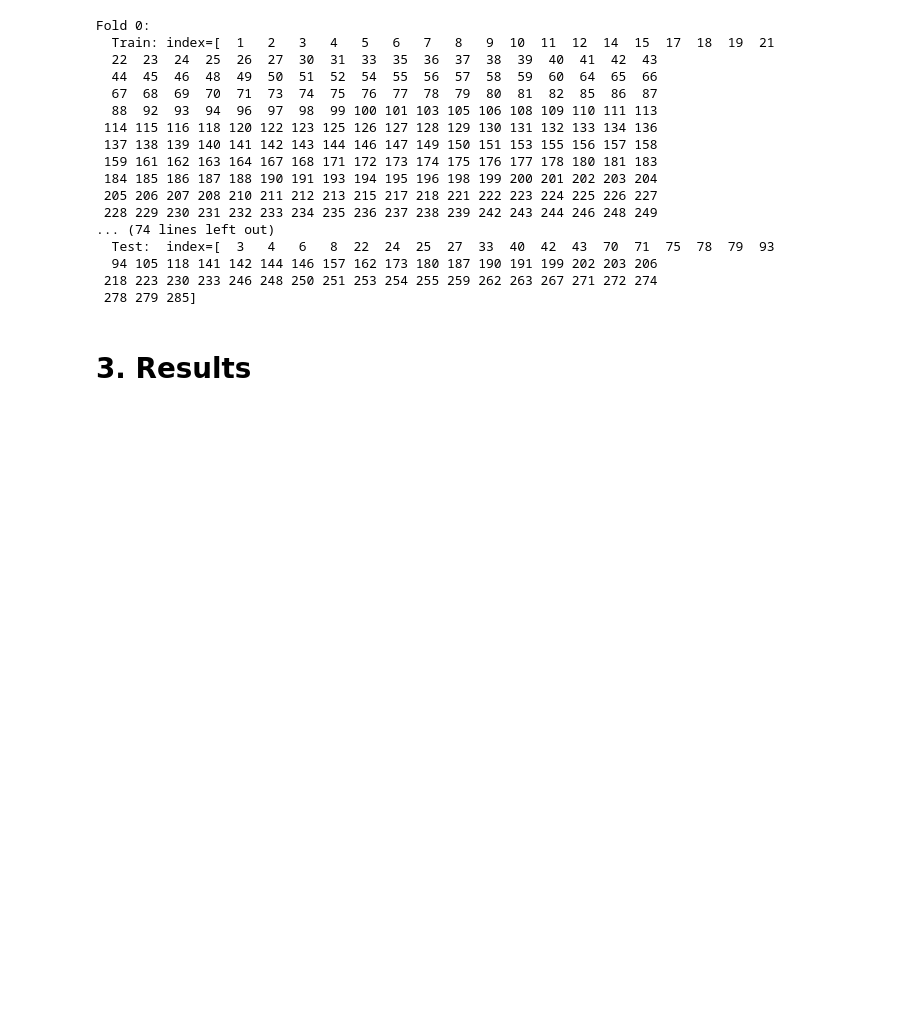
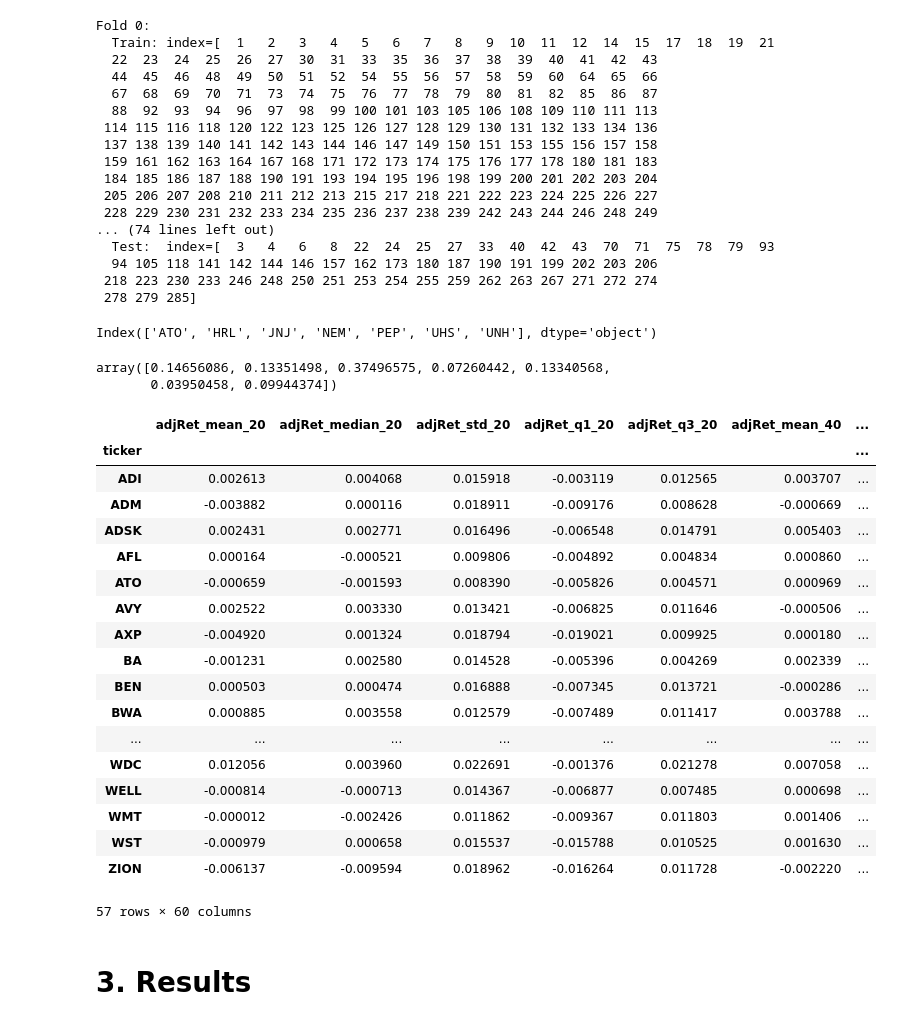
Before and after one commit to davidislip/support_vector_risk_machine, a Jupyter notebook: A single instance.ipynb, the cells around one changed output. Saved outputs shown, nothing was run; the diff lists cells and outputs as text; code cells hidden in the pictures; blank space fills up the shorter version.

```diff
--- a/A single instance.ipynb
+++ b/A single instance.ipynb
@@ -1195,7 +1320,36 @@ Fold 0:
   94 105 118 141 142 144 146 157 162 173 180 187 190 191 199 202 203 206
  218 223 230 233 246 248 250 251 253 254 255 259 262 263 267 271 272 274
  278 279 285]
+# %%
+tickers[x > 0.001]
+# %% [output]
+Index(['ATO', 'HRL', 'JNJ', 'NEM', 'PEP', 'UHS', 'UNH'], dtype='object')
+# %%
+x[x > 0.001]
+# %% [output]
+array([0.14656086, 0.13351498, 0.37496575, 0.07260442, 0.13340568,
+       0.03950458, 0.09944374])
 # %%
-period_Context.iloc[train_index]
+period_Context.iloc[test_index]
+# %% [output]
+|  | adjRet_mean_20 | adjRet_median_20 | adjRet_std_20 | adjRet_q1_20 | adjRet_q3_20 | adjRet_mean_40 | ... |
+| ticker |  |  |  |  |  |  | ... |
+| ADI | 0.002613 | 0.004068 | 0.015918 | -0.003119 | 0.012565 | 0.003707 | ... |
+| ADM | -0.003882 | 0.000116 | 0.018911 | -0.009176 | 0.008628 | -0.000669 | ... |
+| ADSK | 0.002431 | 0.002771 | 0.016496 | -0.006548 | 0.014791 | 0.005403 | ... |
+| AFL | 0.000164 | -0.000521 | 0.009806 | -0.004892 | 0.004834 | 0.000860 | ... |
+| ATO | -0.000659 | -0.001593 | 0.008390 | -0.005826 | 0.004571 | 0.000969 | ... |
+| AVY | 0.002522 | 0.003330 | 0.013421 | -0.006825 | 0.011646 | -0.000506 | ... |
+| AXP | -0.004920 | 0.001324 | 0.018794 | -0.019021 | 0.009925 | 0.000180 | ... |
+| BA | -0.001231 | 0.002580 | 0.014528 | -0.005396 | 0.004269 | 0.002339 | ... |
+| BEN | 0.000503 | 0.000474 | 0.016888 | -0.007345 | 0.013721 | -0.000286 | ... |
+| BWA | 0.000885 | 0.003558 | 0.012579 | -0.007489 | 0.011417 | 0.003788 | ... |
+| ... | ... | ... | ... | ... | ... | ... | ... |
+| WDC | 0.012056 | 0.003960 | 0.022691 | -0.001376 | 0.021278 | 0.007058 | ... |
+| WELL | -0.000814 | -0.000713 | 0.014367 | -0.006877 | 0.007485 | 0.000698 | ... |
+| WMT | -0.000012 | -0.002426 | 0.011862 | -0.009367 | 0.011803 | 0.001406 | ... |
+| WST | -0.000979 | 0.000658 | 0.015537 | -0.015788 | 0.010525 | 0.001630 | ... |
+| ZION | -0.006137 | -0.009594 | 0.018962 | -0.016264 | 0.011728 | -0.002220 | ... |
+57 rows × 60 columns
 # %% [markdown]
 # 3. Results
```
Also changed, not shown: parts of 6 cells of this notebook, 3 other files.
